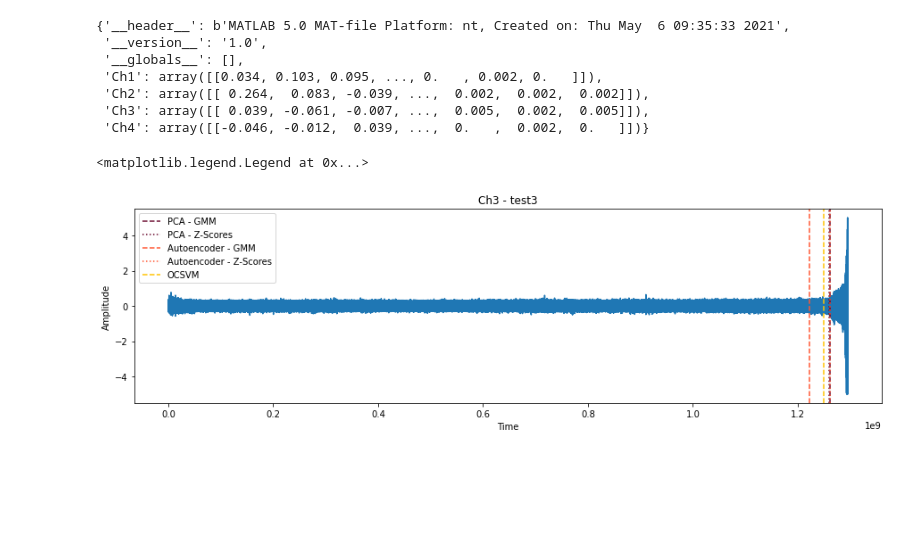
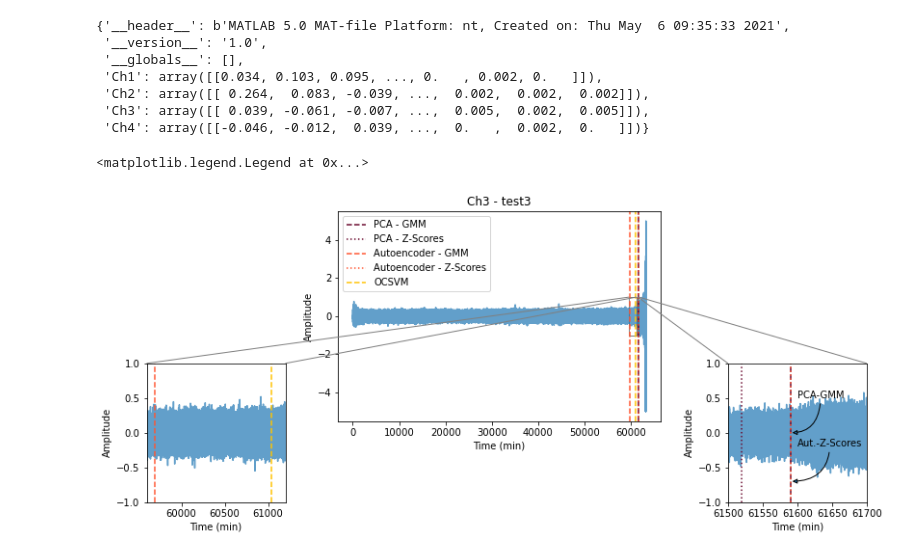
Before and after one commit to judithspd/predictive-maintenance, a Jupyter notebook: TimeToFailurePrediction/DataVisualization/Anomaly_detection_summary.ipynb, the cells around one changed output. Saved outputs shown, nothing was run; the diff lists cells and outputs as text; code cells hidden in the pictures; blank space fills up the shorter version.

Commit message:
Visualization improvements

```diff
--- a/TimeToFailurePrediction/DataVisualization/Anomaly_detection_summary.ipynb
+++ b/TimeToFailurePrediction/DataVisualization/Anomaly_detection_summary.ipynb
@@ -112,23 +221,67 @@ t_test3 =  np.linspace(0, 10 * len(Ch3_test3), len(Ch3_test3))
 # %%
 signal_duration_test3 = 6324 * 10
 nfiles_test3 = 6324
-onset_anomalies_PCA_GMM_Ch3 = (signal_duration_test3 - 1650) * int(len(Ch3_test3)/nfiles_test3)
-onset_anomalies_PCA_ZS_Ch3 = (signal_duration_test3 - 1720) * int(len(Ch3_test3)/nfiles_test3)
-onset_anomalies_Autoencoder_GMM_Ch3 = (signal_duration_test3 - 3550) * int(len(Ch3_test3)/nfiles_test3)
-onset_anomalies_Autoencoder_ZS_Ch3 = (signal_duration_test3 - 1650) * int(len(Ch3_test3)/nfiles_test3)
-onset_anomalies_OCSVM_Ch3 = (signal_duration_test3 - 2200) * int(len(Ch3_test3)/nfiles_test3)
+onset_anomalies_PCA_GMM_Ch3 = (signal_duration_test3 - 1650)
+onset_anomalies_PCA_ZS_Ch3 = (signal_duration_test3 - 1720)
+onset_anomalies_Autoencoder_GMM_Ch3 = (signal_duration_test3 - 3550)
+onset_anomalies_Autoencoder_ZS_Ch3 = (signal_duration_test3 - 1650)
+onset_anomalies_OCSVM_Ch3 = (signal_duration_test3 - 2200)
+# %%
+t_test3 =  np.linspace(0, signal_duration_test3, len(Ch3_test3))
 # %%
-plt.figure(figsize=(15,4))
-plt.plot(t_test3, Ch3_test3)
-plt.axvline(onset_anomalies_PCA_GMM_Ch3, color = '#6A0A2F', linestyle='--', label = 'PCA - GMM')
-plt.axvline(onset_anomalies_PCA_ZS_Ch3, color = '#6A0A2F', linestyle=':', label = 'PCA - Z-Scores')
-plt.axvline(onset_anomalies_Autoencoder_GMM_Ch3, color = '#FF5733', linestyle='--', label = 'Autoencoder - GMM')
-plt.axvline(onset_anomalies_Autoencoder_ZS_Ch3, color = '#FF5733', linestyle=':', label = 'Autoencoder - Z-Scores')
-plt.axvline(onset_anomalies_OCSVM_Ch3, color = '#FFC300', linestyle='--', label = 'OCSVM')
-plt.xlabel('Time')
-plt.ylabel('Amplitude')
-plt.title('Ch3 - test3')
-plt.legend(loc = 2)
+fig, ax = plt.subplots()
+axins = inset_axes(ax, 2, 2 , loc=1, bbox_to_anchor=(0.01, 0.35), bbox_transform=ax.figure.transFigure)
+axins2 = inset_axes(ax, 2, 2 , loc=2, bbox_to_anchor=(1.05, 0.35), bbox_transform=ax.figure.transFigure)
+
+ax.plot(t_test3, Ch3_test3, alpha = 0.7)
+ax.axvline(onset_anomalies_PCA_GMM_Ch3, color = '#6A0A2F', linestyle='--', label = 'PCA - GMM')
+ax.axvline(onset_anomalies_PCA_ZS_Ch3, color = '#6A0A2F', linestyle=':', label = 'PCA - Z-Scores')
+ax.axvline(onset_anomalies_Autoencoder_GMM_Ch3, color = '#FF5733', linestyle='--', label = 'Autoencoder - GMM')
+ax.axvline(onset_anomalies_Autoencoder_ZS_Ch3, color = '#FF5733', linestyle=':', label = 'Autoencoder - Z-Scores')
+ax.axvline(onset_anomalies_OCSVM_Ch3, color = '#FFC300', linestyle='--', label = 'OCSVM')
+
+axins.plot(t_test3, Ch3_test3,  alpha = 0.7)
+axins.axvline(onset_anomalies_PCA_GMM_Ch3, color = '#6A0A2F', linestyle='--', label = 'PCA - GMM')
+axins.axvline(onset_anomalies_PCA_ZS_Ch3, color = '#6A0A2F', linestyle=':', label = 'PCA - Z-Scores')
+axins.axvline(onset_anomalies_Autoencoder_GMM_Ch3, color = '#FF5733', linestyle='--', label = 'Autoencoder - GMM')
+axins.axvline(onset_anomalies_Autoencoder_ZS_Ch3, color = '#FF5733', linestyle=':', label = 'Autoencoder - Z-Scores')
+axins.axvline(onset_anomalies_OCSVM_Ch3, color = '#FFC300', linestyle='--', label = 'OCSVM')
+
+axins2.plot(t_test3, Ch3_test3,  alpha = 0.7)
+axins2.axvline(onset_anomalies_PCA_GMM_Ch3, color = '#6A0A2F', linestyle='--', label = 'PCA - GMM')
+axins2.axvline(onset_anomalies_PCA_ZS_Ch3, color = '#6A0A2F', linestyle=':', label = 'PCA - Z-Scores')
+axins2.axvline(onset_anomalies_Autoencoder_GMM_Ch3, color = '#FF5733', linestyle='--', label = 'Autoencoder - GMM')
+axins2.axvline(onset_anomalies_Autoencoder_ZS_Ch3, color = '#FF5733', linestyle=':', label = 'Autoencoder - Z-Scores')
+axins2.axvline(onset_anomalies_OCSVM_Ch3, color = '#FFC300', linestyle='--', label = 'OCSVM')
+
+x1, x2, y1, y2 = 59600, 61200, -1, 1 # specify the limits
+axins.set_xlim(x1, x2) # apply the x-limits
+axins.set_ylim(y1, y2) # apply the y-limits
+
+x1, x2, y1, y2 =  61500, 61700, -1, 1 # specify the limits
+axins2.set_xlim(x1, x2) # apply the x-limits
+axins2.set_ylim(y1, y2) # apply the y-limits
+axins2.annotate('PCA-GMM', xy=(61590, 0), xytext=(61600, 0.5),
+            arrowprops=dict(arrowstyle="-|>", connectionstyle="angle3,angleA=90,angleB=0")
+            )
+axins2.annotate('Aut.-Z-Scores', xy=(61590, -0.7), xytext=(61600, -0.2),
+            arrowprops=dict(arrowstyle="-|>", connectionstyle="angle3,angleA=90,angleB=0")
+            )
+
+mark_inset(ax, axins, loc1=1, loc2=2, fc="none", ec="0.5")
+mark_inset(ax, axins2, loc1=1, loc2=2, fc="none", ec="0.5")
+
+ax.set_xlabel('Time (min)')
+ax.set_ylabel('Amplitude')
+ax.set_title('Ch3 - test3')
+
+axins.set_xlabel('Time (min)')
+axins.set_ylabel('Amplitude')
+
+axins2.set_xlabel('Time (min)')
+axins2.set_ylabel('Amplitude')
+
+ax.legend()
 # %% [output]
 <matplotlib.legend.Legend at 0x...>
-[figure, old version]
+[figure, new version]
```
Also changed, not shown: parts of 14 cells of this notebook.
